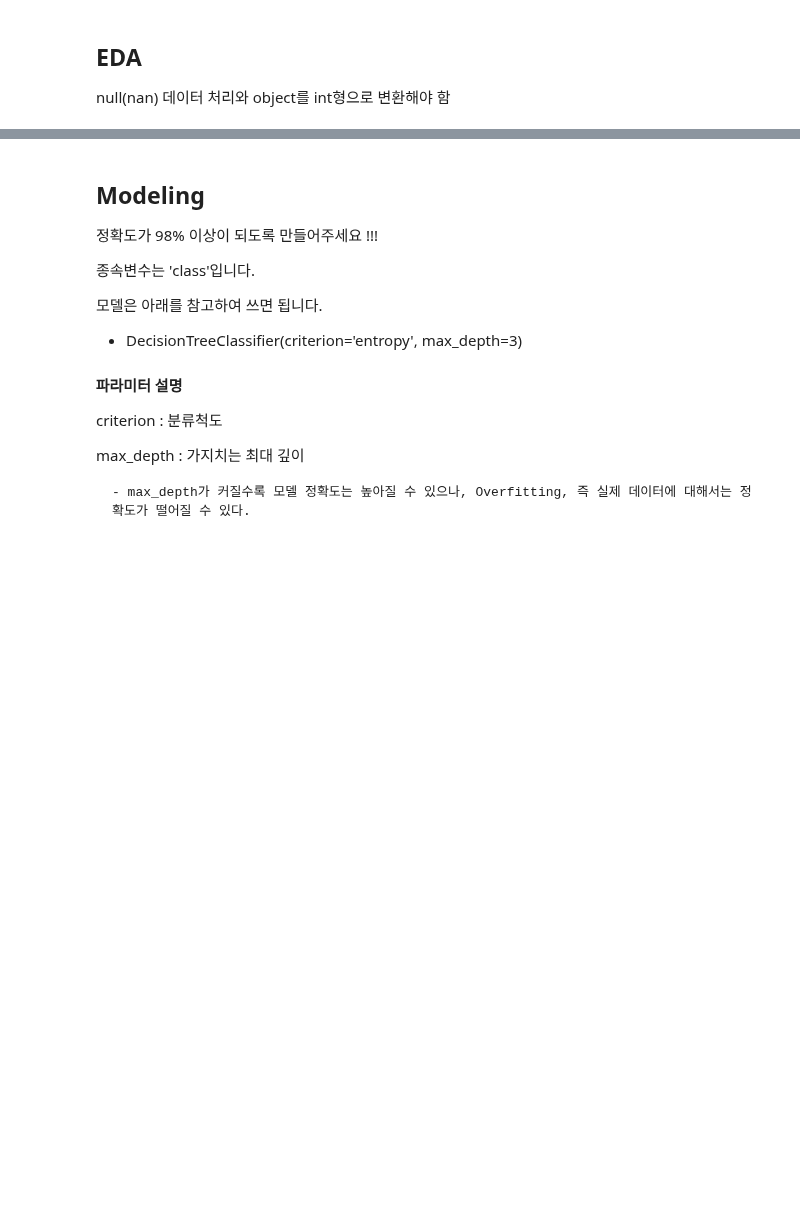
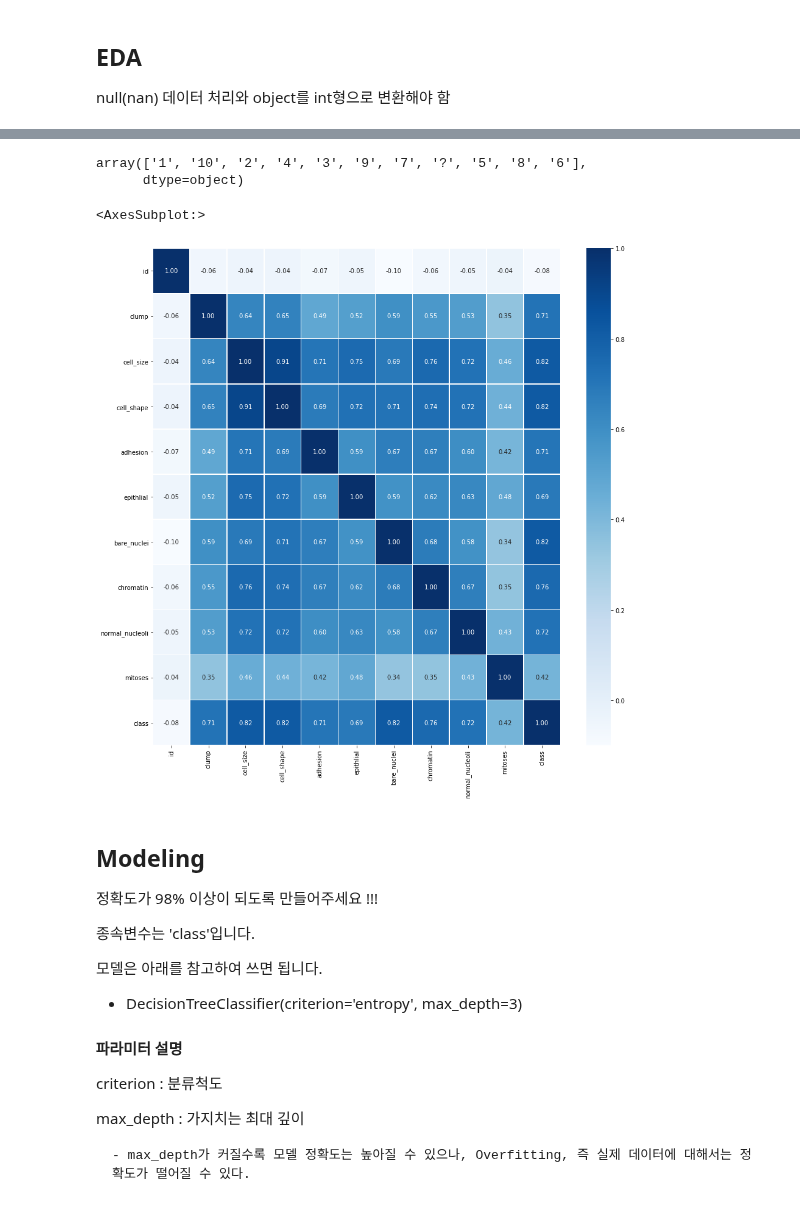
Before and after one commit to cpprhtn/Cpprhtn-s_Deep_Learning, a Jupyter notebook: AI_Class/007/decision_tree.ipynb, the cells around one changed output, grey strips where cells are left out. Saved outputs shown, nothing was run; the diff lists cells and outputs as text; code cells hidden in the pictures; blank space fills up the shorter version.

```diff
--- a/AI_Class/007/decision_tree.ipynb
+++ b/AI_Class/007/decision_tree.ipynb
@@ -68,3 +113,21 @@ null(nan) 데이터 처리와 object를 int형으로 변환해야 함
+# %%
+df['bare_nuclei'].unique()
+# %% [output]
+array(['1', '10', '2', '4', '3', '9', '7', '?', '5', '8', '6'],
+      dtype=object)
+# %%
+df['bare_nuclei'].replace('?', np.nan, inplace=True)
+df.dropna(subset=['bare_nuclei'], axis=0, inplace=True)
+df['bare_nuclei'] = df['bare_nuclei'].astype('int64')
+# %%
+import matplotlib.pyplot as plt
+import seaborn as sns
+
+plt.figure(figsize=(15,15))
+sns.heatmap(data = df.corr(), annot=True, fmt = '.2f', linewidths = .5, cmap='Blues')
+# %% [output]
+<AxesSubplot:>
+[figure, added]
 # %% [markdown]
 ## Modeling
 
```
Also changed, not shown: parts of 9 cells of this notebook.
